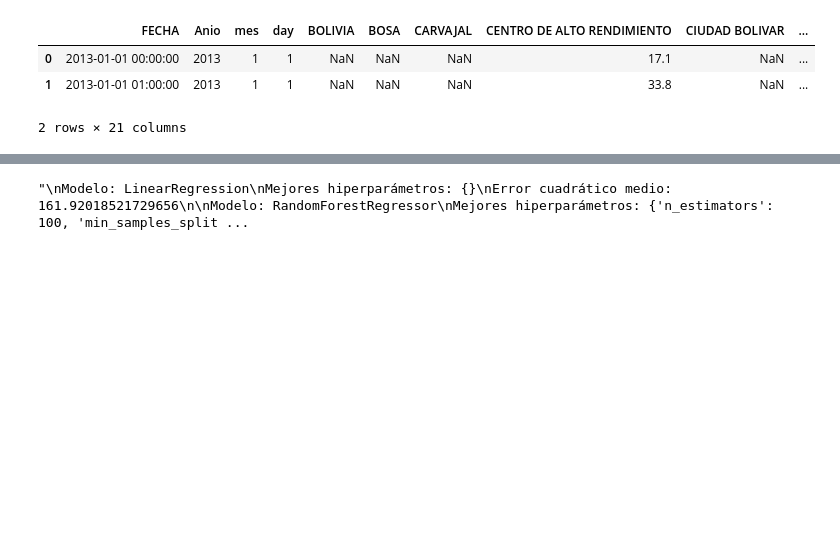
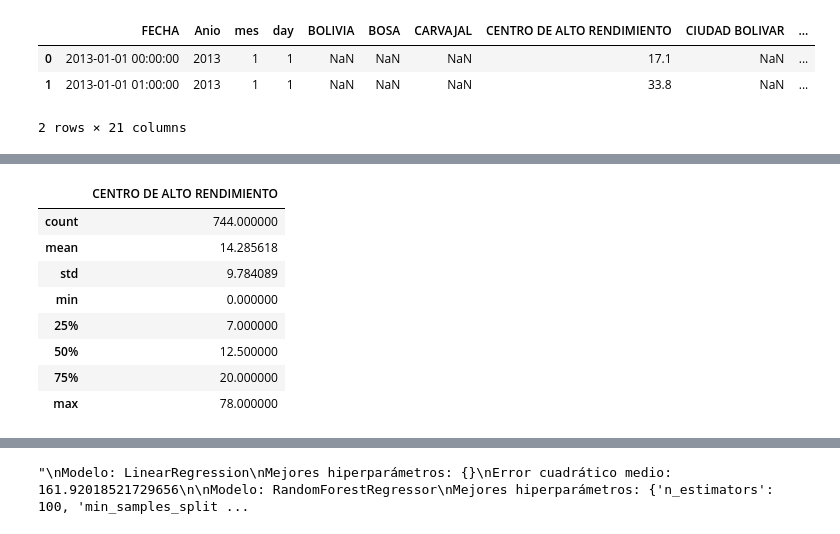
Before and after one commit to earthdeveloperjuanse/MGITG, a Jupyter notebook: Modelamiento/Taller3.ipynb, the cells around one changed output, grey strips where cells are left out. Saved outputs shown, nothing was run; the diff lists cells and outputs as text; code cells hidden in the pictures; blank space fills up the shorter version.

```diff
--- a/Modelamiento/Taller3.ipynb
+++ b/Modelamiento/Taller3.ipynb
@@ -280 +285,6 @@ Modelo: RandomForestRegressor, R2: 0.14740160806791625
 Modelo: KNeighborsRegressor, R2: -0.06859812291184775
+# %%
+df_car = pd.read_csv("PM25_CAR.csv", sep = ';')
+df_car = df_car[df_car['FECHA'].str.contains('/12/2020')]
+df_car = df_car.set_index('FECHA')
+df_car.info()
@@ -280,0 +300,3 @@ Modelo: KNeighborsRegressor, R2: -0.06859812291184775
+# %%
+df_car = df_car.fillna(method = 'ffill') # Valor previo
+df_car.info()
@@ -280,0 +312,12 @@ Modelo: KNeighborsRegressor, R2: -0.06859812291184775
+# %%
+df_car.describe()
+# %% [output]
+|  | CENTRO DE ALTO RENDIMIENTO |
+| count | 744.000000 |
+| mean | 14.285618 |
+| std | 9.784089 |
+| min | 0.000000 |
+| 25% | 7.000000 |
+| 50% | 12.500000 |
+| 75% | 20.000000 |
+| max | 78.000000 |
```
Also changed, not shown: parts of 22 cells of this notebook, 2 other files.
